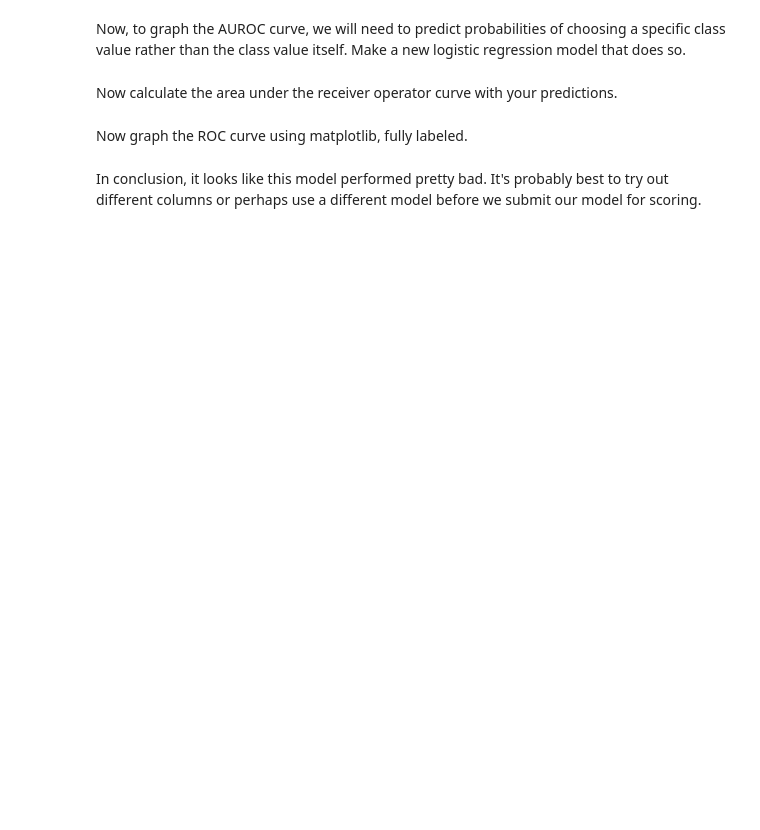
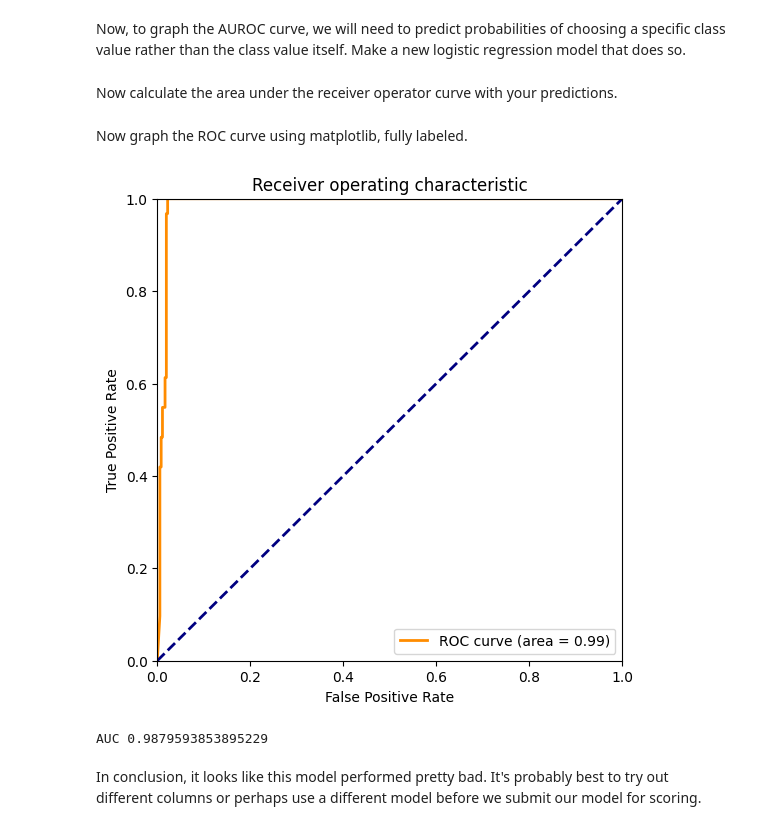
Before and after one commit to AyushiMohanty/BWSI_Week1, a Jupyter notebook: Challenge Project/Challenge_Project_STUDENT (2).ipynb, the cells around one changed output. Drawn from its saved outputs; the diff is of its cells as text; code cells hidden in the pictures; blank space fills up the shorter version.

```diff
--- a/Challenge Project/Challenge_Project_STUDENT (2).ipynb
+++ b/Challenge Project/Challenge_Project_STUDENT (2).ipynb
@@ -133,0 +306,13 @@ from sklearn.model_selection import train_test_split
+# %%
+from sklearn.model_selection import train_test_split
+
+## Your code here
+data_train, data_val = train_test_split(dataset, test_size=0.20, random_state=8675309, stratify=dataset['Class'])
+
+X_train = data_train[["TSH","FTI"]]
+X_val = data_val[["TSH","FTI"]]
+
+y_train = data_train['Class']
+y_val = data_val['Class']
+
+X_train.head()
@@ -185,2 +394,10 @@ from sklearn.linear_model import LogisticRegression
+# %%
+from sklearn.linear_model import LogisticRegression
+
+reg = LogisticRegression()
+reg.fit(X_train,y_train)
+labels = [0,1]
+y_val_prob = reg.predict_proba(X_val)
+y_val_pred = reg.predict(X_val)
 # %% [markdown]
 Now calculate the area under the receiver operator curve with your predictions.
@@ -191,2 +404,8 @@ from sklearn import metrics
+# %%
+from sklearn import metrics
+
+fpr, tpr, thresholds = metrics.roc_curve(y_val, y_val_prob[:,1])
+
+roc_auc = metrics.auc(fpr, tpr)
 # %% [markdown]
 Now graph the ROC curve using matplotlib, fully labeled.
@@ -197,2 +412,22 @@ import matplotlib.pyplot as plt
+# %%
+import matplotlib.pyplot as plt
+
+### Your code here
+plt.figure(figsize=(6,6))
+lw = 2
+plt.plot(fpr, tpr, color='darkorange',
+         lw=lw, label='ROC curve (area = %0.2f)' % roc_auc)
+plt.plot([0, 1], [0, 1], color='navy', lw=lw, linestyle='--')
+plt.xlim([0.0, 1.0])
+plt.ylim([0.0, 1.0])
+plt.xlabel('False Positive Rate')
+plt.ylabel('True Positive Rate')
+plt.title('Receiver operating characteristic')
+plt.legend(loc="lower right")
+plt.show()
+print("AUC", roc_auc)
+# %% [output]
+[figure, added]
+AUC 0.9879593853895229
 # %% [markdown]
 In conclusion, it looks like this model performed pretty bad. It's probably best to try out different columns or perhaps use a different model before we submit our model for scoring.
```
Also changed, not shown: parts of 48 cells of this notebook, 14 other files.
